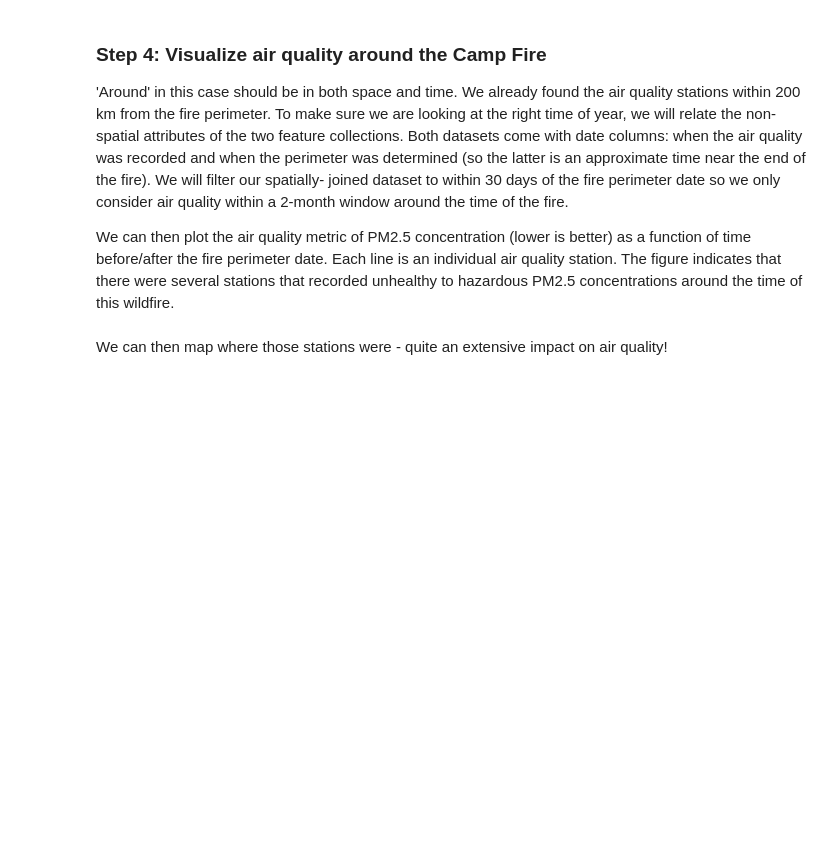
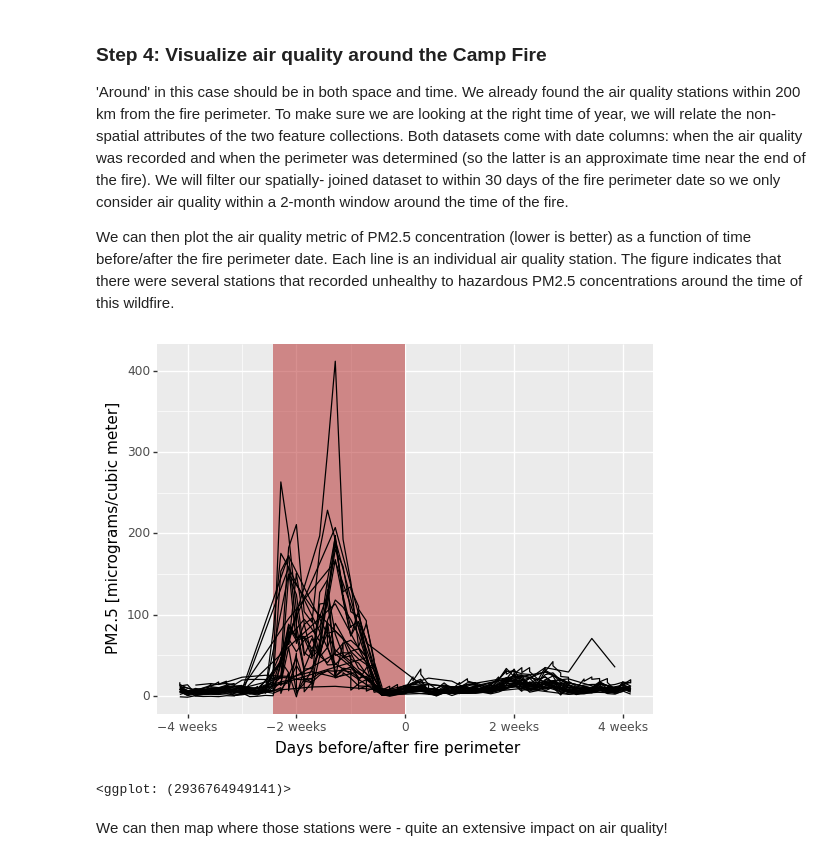
Before and after one commit to ISUgenomics/geospatialworkbook, a Jupyter notebook: tutorials/GRWG22_VectorData.ipynb, the cells around one changed output. Cells and saved outputs as stored; diff of their text form; code cells hidden in the pictures; blank space fills up the shorter version.

```diff
--- a/tutorials/GRWG22_VectorData.ipynb
+++ b/tutorials/GRWG22_VectorData.ipynb
@@ -155,7 +162,7 @@ the download process has been done already and the data are available in our
 GitHub repository. Some pre-processing for this dataset was done to make it into
 a feature collection.
 # %%
-CA_PM25 = gpd.read_file(dnld_url + 'air_quality_CA2018.zip')
+CA_PM25 = gpd.read_file(dnld_url + 'air_quality_CA2018.zip').to_crs(fire_CA2018.crs)
 # %% [markdown]
 <a id='merge'></a>
 ### Step 3: Find the air quality stations within 200km of the fire perimeter
@@ -189,17 +196,31 @@ stations that recorded unhealthy to hazardous PM2.5 concentrations around the
 time of this wildfire.
 # %%
 # Filter to 30 days from fire perimeter date
+# local date for air quality measurement
 air_fire['dat_local'] = [datetime.strptime(dt, '%Y-%m-%d').date() for dt in list(air_fire['dat_lcl'])]
+# fire perimeter date
 air_fire['perimeterdate'] = [dt.date() for dt in air_fire['perimeterdatetime']]
 air_fire['date_shift'] = air_fire['dat_local'] - air_fire['perimeterdate']
+# Arithmetic mean of PM2.5 concentration
 air_fire['arthmt_'] = air_fire['arthmt_'].astype('float64')
 air_fire['station_id'] = air_fire['stat_cd'] + air_fire['cnty_cd'] + air_fire['st_nmbr']
 air_near_fire = air_fire.loc[abs(air_fire['date_shift']).astype('timedelta64[D]') < 30]
 
+# Define bounds of Camp Fire dates for illustrative purposes
+camp_dates = ['2018-11-08','2018-11-25']
+camp_dates = [datetime.strptime(cd, '%Y-%m-%d').date() for cd in camp_dates]
+camp_dates = [cd - air_fire['perimeterdate'][0] for cd in camp_dates]
+
 ggplot(air_near_fire, aes('date_shift','arthmt_')) + \
+  annotate('rect', xmin = camp_dates[0], xmax = camp_dates[1],
+           ymin = -np.inf, ymax = np.inf,
+           fill = 'firebrick', alpha = 0.5) + \
   geom_line(aes(group='station_id')) + \
   xlab('Days before/after fire perimeter') + \
   ylab('PM2.5 [micrograms/cubic meter]')
+# %% [output]
+[figure, added]
+<ggplot: (2936764949141)>
 # %% [markdown]
 We can then map where those stations were - quite an
 extensive impact on air quality!
```
Also changed, not shown: parts of 6 cells of this notebook, 5 other files.
